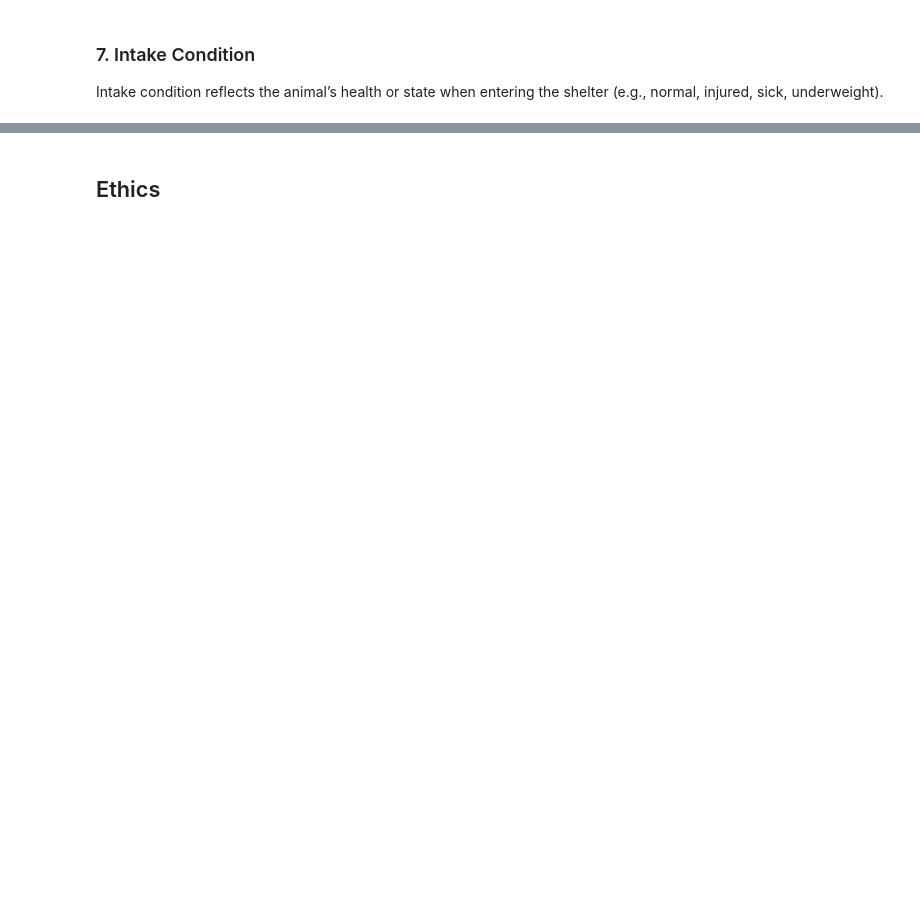
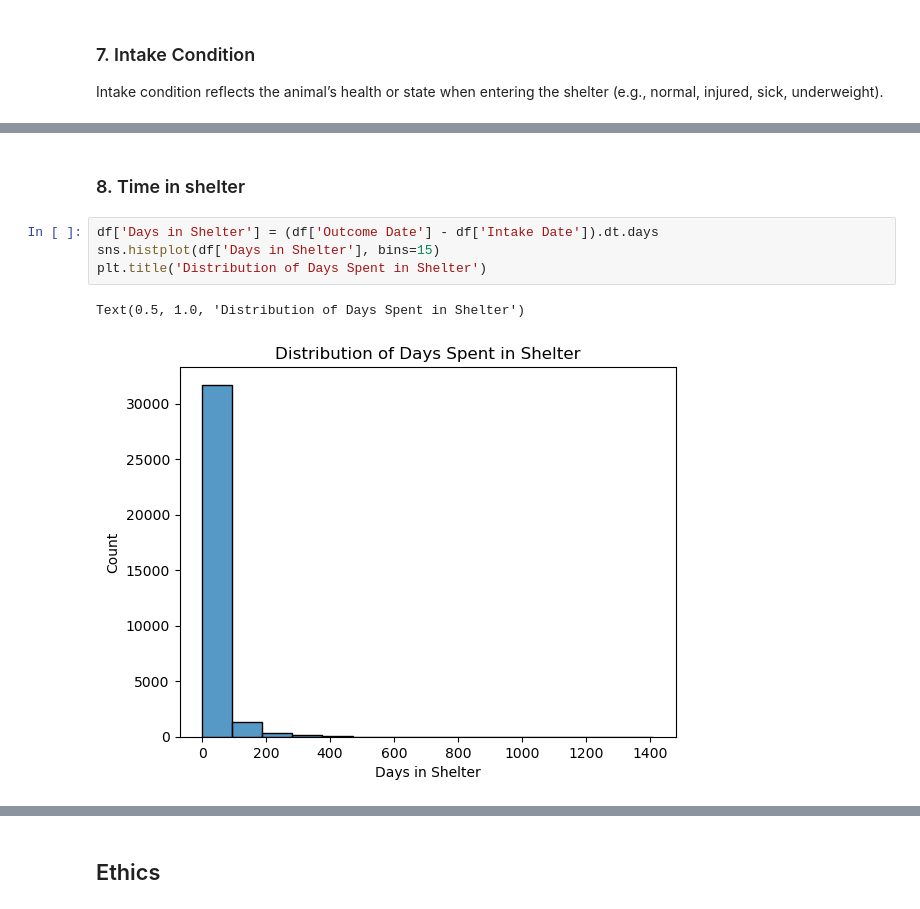
Before and after one commit to mareRong/Long-Beach-Pet-Shelter-Analysis, a Jupyter notebook: 02-EDACheckpoint.ipynb, the cells around one changed output, grey strips where cells are left out. Cells and saved outputs as stored; diff of their text form; blank space fills up the shorter version.

```diff
--- a/02-EDACheckpoint.ipynb
+++ b/02-EDACheckpoint.ipynb
@@ -392,0 +396,9 @@ plt.xticks(rotation=45)
+# %% [markdown]
+### 8. Time in shelter
+# %%
+df['Days in Shelter'] = (df['Outcome Date'] - df['Intake Date']).dt.days
+sns.histplot(df['Days in Shelter'], bins=15)
+plt.title('Distribution of Days Spent in Shelter')
+# %% [output]
+Text(0.5, 1.0, 'Distribution of Days Spent in Shelter')
+[figure, added]
```
Also changed, not shown: parts of 31 cells of this notebook.
